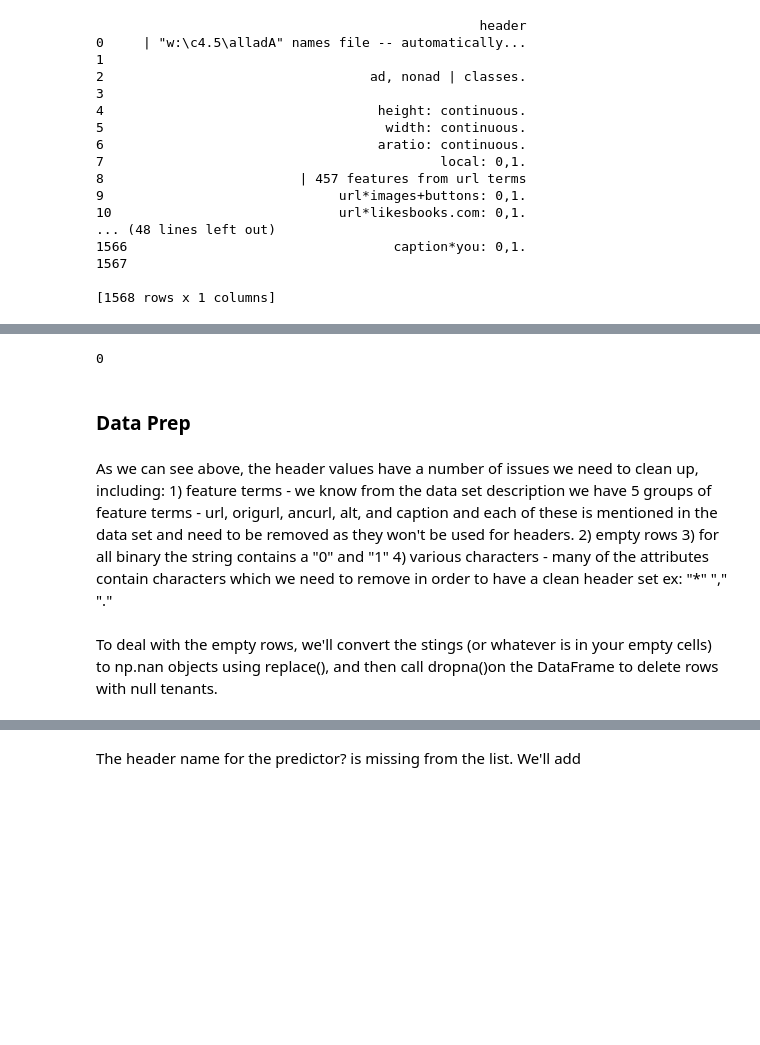
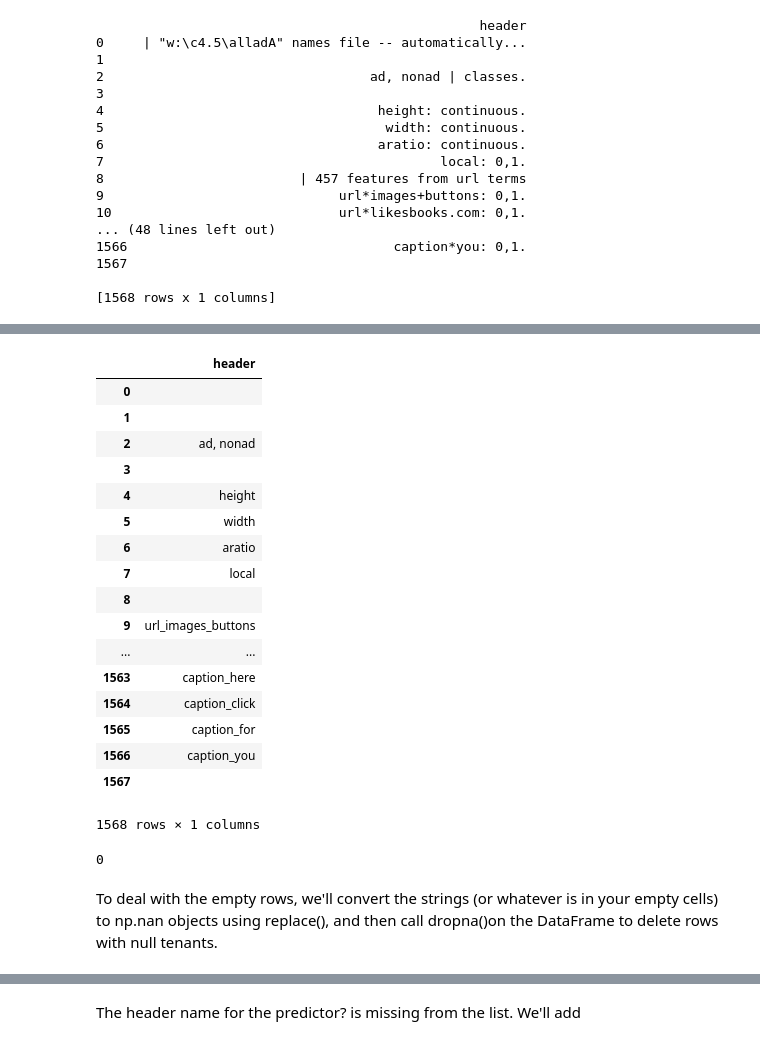
Before and after one commit to ryanarbow/uw_data_science, a Jupyter notebook: Ad_Analysis/Ad_Analysis_Data_Prep.ipynb, the cells around one changed output, grey strips where cells are left out. Cells and saved outputs as stored; diff of their text form; code cells hidden in the pictures; blank space fills up the shorter version.

Commit message:
updated text for clean_header

```diff
--- a/Ad_Analysis/Ad_Analysis_Data_Prep.ipynb
+++ b/Ad_Analysis/Ad_Analysis_Data_Prep.ipynb
@@ -78,9 +97,26 @@ print (ad_names)
+# %%
+ad_names
+# %% [output]
+|  | header |
+| 0 |  |
+| 1 |  |
+| 2 | ad, nonad |
+| 3 |  |
+| 4 | height |
+| 5 | width |
+| 6 | aratio |
+| 7 | local |
+| 8 |  |
+| 9 | url_images_buttons |
+| ... | ... |
+| 1563 | caption_here |
+| 1564 | caption_click |
+| 1565 | caption_for |
+| 1566 | caption_you |
+| 1567 |  |
+1568 rows × 1 columns
 # %%
 #check to see if empty strings?
 ad_names['header'].isnull().sum()
 # %% [output]
 0
-# %% [markdown]
-### Data Prep
-# %% [markdown]
-As we can see above, the header values have a number of issues we need to clean up, including: 1) feature terms - we know from the data set description we have 5 groups of feature terms - url, origurl, ancurl, alt, and caption and each of these is mentioned in the data set and need to be removed as they won't be used for headers. 2) empty rows 3) for all binary the string contains a "0" and "1" 4) various characters - many of the attributes contain characters which we need to remove in order to have a clean header set ex: "*" "," "."
@@ -93,5 +123,5 @@ ad_names['header'] = ad_names['header'].apply(clean_header)
 # %% [markdown]
-To deal with the empty rows, we'll convert the stings (or whatever is in your empty cells) to np.nan objects using replace(), and then call dropna()on the DataFrame to delete rows with null tenants.
+To deal with the empty rows, we'll convert the strings (or whatever is in your empty cells) to np.nan objects using replace(), and then call dropna()on the DataFrame to delete rows with null tenants.
 # %%
 ad_names['header'].replace('', np.nan, inplace=True)
 ad_names.dropna(subset=['header'], inplace=True)
```
Also changed, not shown: parts of 9 cells of this notebook.
